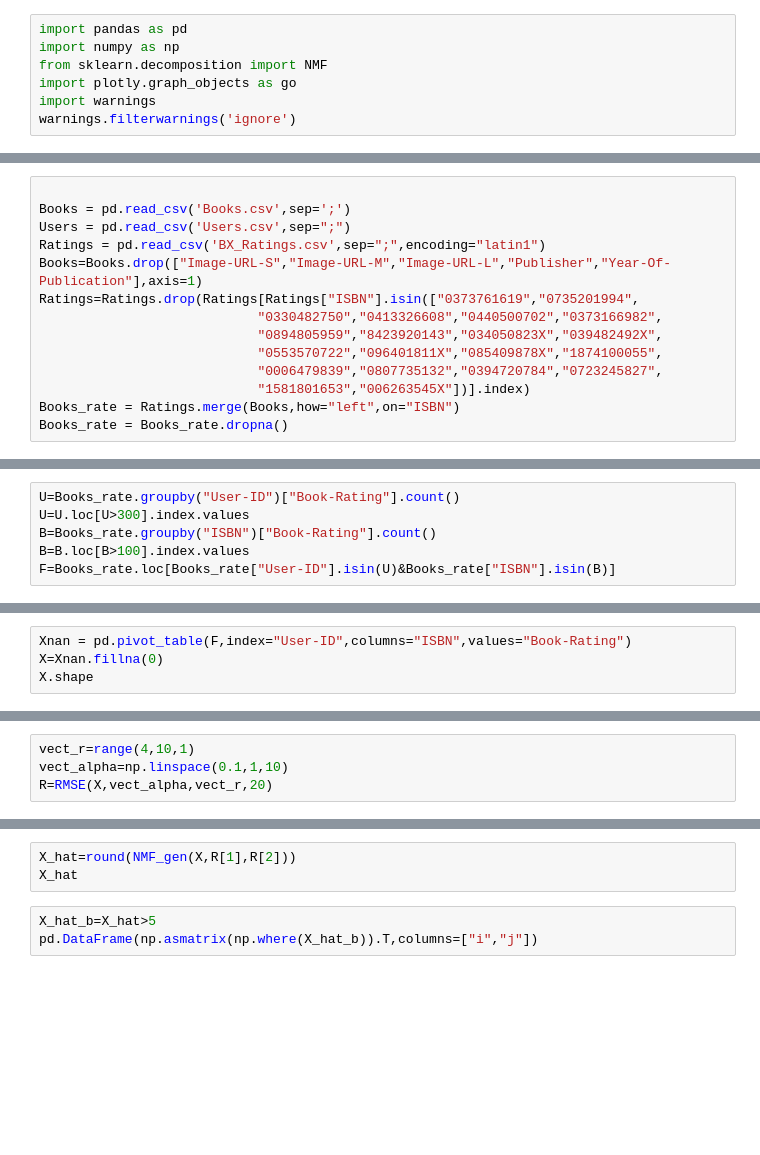
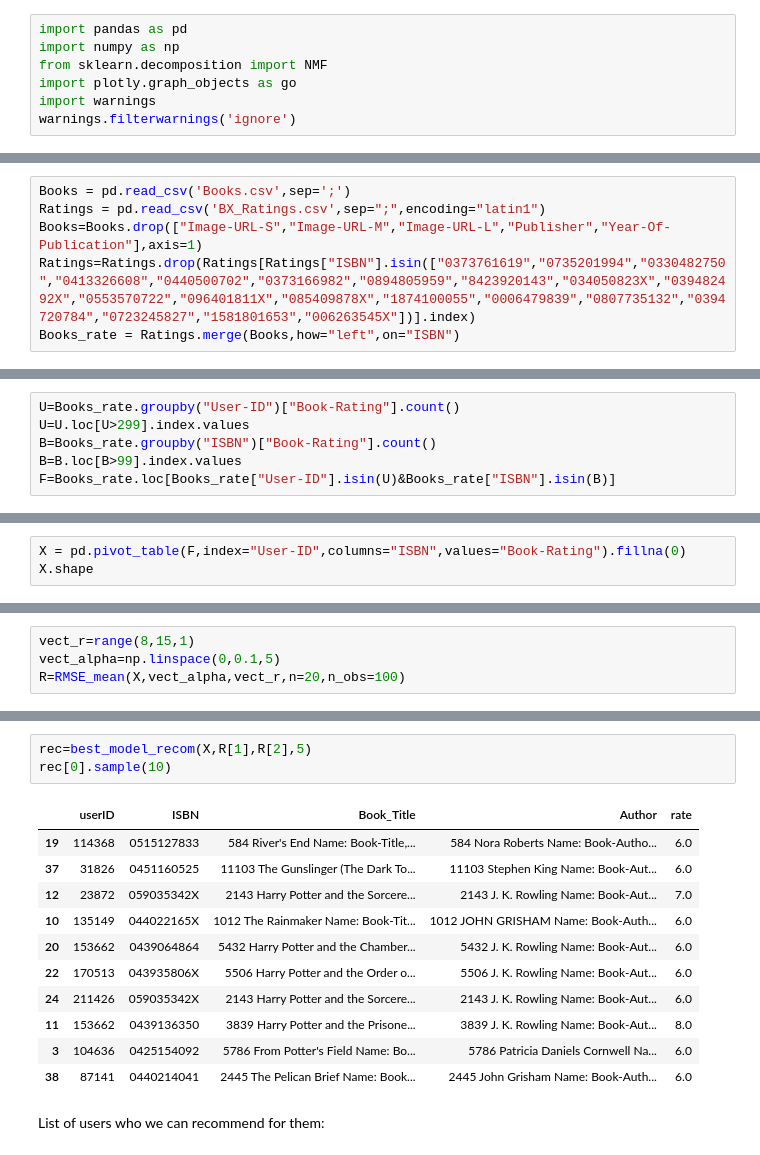
Before and after one commit to ELKHMISSI/NMF, a Jupyter notebook: test.ipynb, the cells around one changed output, grey strips where cells are left out. Cells and saved outputs as stored; diff of their text form; blank space fills up the shorter version.

```diff
--- a/test.ipynb
+++ b/test.ipynb
@@ -10,14 +27,6 @@ warnings.filterwarnings('ignore')
 # %%
-
 Books = pd.read_csv('Books.csv',sep=';')
-Users = pd.read_csv('Users.csv',sep=";")
 Ratings = pd.read_csv('BX_Ratings.csv',sep=";",encoding="latin1")
 Books=Books.drop(["Image-URL-S","Image-URL-M","Image-URL-L","Publisher","Year-Of-Publication"],axis=1)
-Ratings=Ratings.drop(Ratings[Ratings["ISBN"].isin(["0373761619","0735201994",
-                            "0330482750","0413326608","0440500702","0373166982",
-                            "0894805959","8423920143","034050823X","039482492X",
-                            "0553570722","096401811X","085409878X","1874100055",
-                            "0006479839","0807735132","0394720784","0723245827",
-                            "1581801653","006263545X"])].index)
+Ratings=Ratings.drop(Ratings[Ratings["ISBN"].isin(["0373761619","0735201994","0330482750","0413326608","0440500702","0373166982","0894805959","8423920143","034050823X","039482492X","0553570722","096401811X","085409878X","1874100055","0006479839","0807735132","0394720784","0723245827","1581801653","006263545X"])].index)
 Books_rate = Ratings.merge(Books,how="left",on="ISBN")
-Books_rate = Books_rate.dropna()
@@ -24,6 +42,6 @@ Books_rate = Books_rate.dropna()
 # %%
 U=Books_rate.groupby("User-ID")["Book-Rating"].count()
-U=U.loc[U>300].index.values
+U=U.loc[U>299].index.values
 B=Books_rate.groupby("ISBN")["Book-Rating"].count()
-B=B.loc[B>100].index.values
+B=B.loc[B>99].index.values
 F=Books_rate.loc[Books_rate["User-ID"].isin(U)&Books_rate["ISBN"].isin(B)]
@@ -30,4 +55,3 @@ F=Books_rate.loc[Books_rate["User-ID"].isin(U)&Books_rate["ISBN"].isin(B)]
 # %%
-Xnan = pd.pivot_table(F,index="User-ID",columns="ISBN",values="Book-Rating")
-X=Xnan.fillna(0)
+X = pd.pivot_table(F,index="User-ID",columns="ISBN",values="Book-Rating").fillna(0)
 X.shape
@@ -88,4 +217,4 @@ def RMSE(X,vect_alpha,vect_r,n):
 # %%
-vect_r=range(4,10,1)
-vect_alpha=np.linspace(0.1,1,10)
-R=RMSE(X,vect_alpha,vect_r,20)
+vect_r=range(8,15,1)
+vect_alpha=np.linspace(0,0.1,5)
+R=RMSE_mean(X,vect_alpha,vect_r,n=20,n_obs=100)
@@ -106,6 +242,17 @@ fig.show()
 # %%
-X_hat=round(NMF_gen(X,R[1],R[2]))
-X_hat
+rec=best_model_recom(X,R[1],R[2],5)
+rec[0].sample(10)
+# %% [output]
+|  | userID | ISBN | Book_Title | Author | rate |
+| 19 | 114368 | 0515127833 | 584 River's End Name: Book-Title,... | 584 Nora Roberts Name: Book-Autho... | 6.0 |
+| 37 | 31826 | 0451160525 | 11103 The Gunslinger (The Dark To... | 11103 Stephen King Name: Book-Aut... | 6.0 |
+| 12 | 23872 | 059035342X | 2143 Harry Potter and the Sorcere... | 2143 J. K. Rowling Name: Book-Aut... | 7.0 |
+| 10 | 135149 | 044022165X | 1012 The Rainmaker Name: Book-Tit... | 1012 JOHN GRISHAM Name: Book-Auth... | 6.0 |
+| 20 | 153662 | 0439064864 | 5432 Harry Potter and the Chamber... | 5432 J. K. Rowling Name: Book-Aut... | 6.0 |
+| 22 | 170513 | 043935806X | 5506 Harry Potter and the Order o... | 5506 J. K. Rowling Name: Book-Aut... | 6.0 |
+| 24 | 211426 | 059035342X | 2143 Harry Potter and the Sorcere... | 2143 J. K. Rowling Name: Book-Aut... | 6.0 |
+| 11 | 153662 | 0439136350 | 3839 Harry Potter and the Prisone... | 3839 J. K. Rowling Name: Book-Aut... | 8.0 |
+| 3 | 104636 | 0425154092 | 5786 From Potter's Field Name: Bo... | 5786 Patricia Daniels Cornwell Na... | 6.0 |
+| 38 | 87141 | 0440214041 | 2445 The Pelican Brief Name: Book... | 2445 John Grisham Name: Book-Auth... | 6.0 |
-# %%
-X_hat_b=X_hat>5
-pd.DataFrame(np.asmatrix(np.where(X_hat_b)).T,columns=["i","j"])
+# %% [markdown]
+List of users who we can recommend for them:
```
Also changed, not shown: parts of 18 cells of this notebook, 9 other files.
